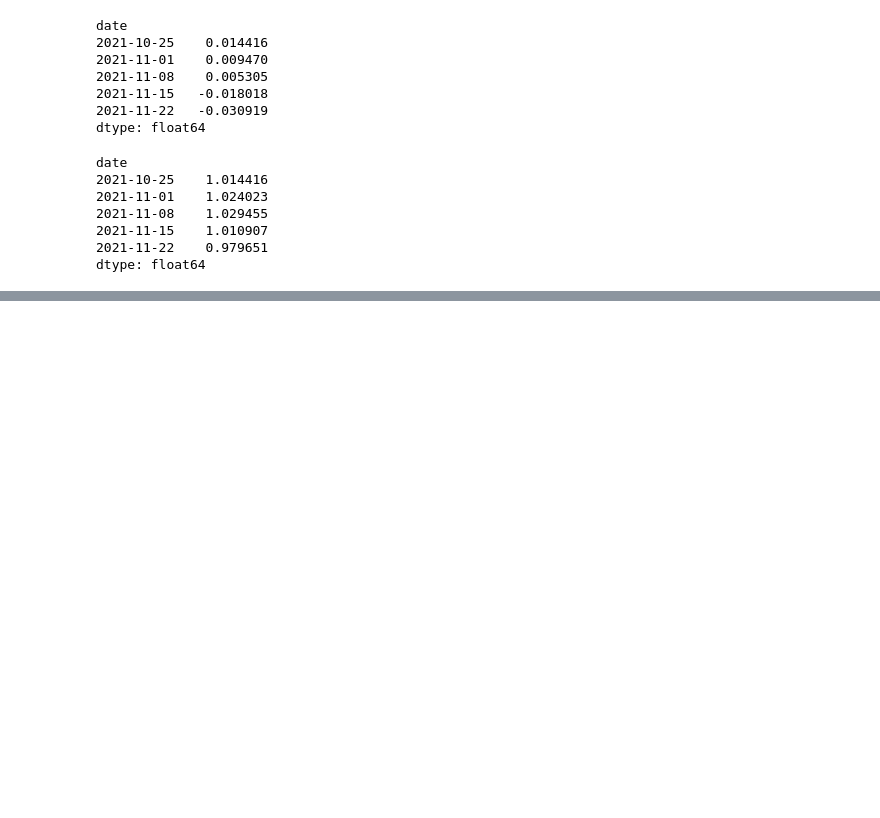
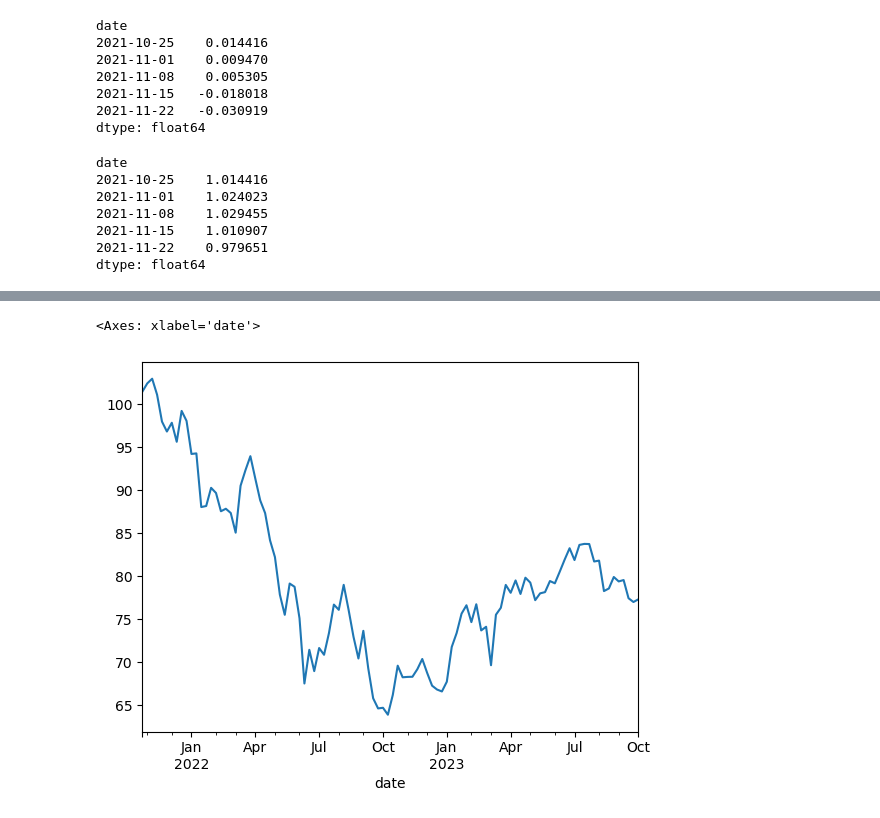
Before and after one commit to fintech-lex/finance-starterkit, a Jupyter notebook: Portfolio_creation.ipynb, the cells around one changed output, grey strips where cells are left out. Cells and saved outputs as stored; diff of their text form; code cells hidden in the pictures; blank space fills up the shorter version.

```diff
--- a/Portfolio_creation.ipynb
+++ b/Portfolio_creation.ipynb
@@ -156,0 +162,13 @@ cumulative_profit3.plot()
+# %%
+# Equally weighted portfolio
+weights = [.2,.2,.2,.2,.2]
+portfolio_returns= wkly_pct_change.dot(weights)
+
+cumulative_returns = (1 + portfolio_returns).cumprod()
+
+initial_investment = 100
+equal_distrubition_portfolio = initial_investment * cumulative_returns
+equal_distrubition_portfolio.plot()
+# %% [output]
+<Axes: xlabel='date'>
+[figure, added]
```
Also changed, not shown: parts of 15 cells of this notebook.
